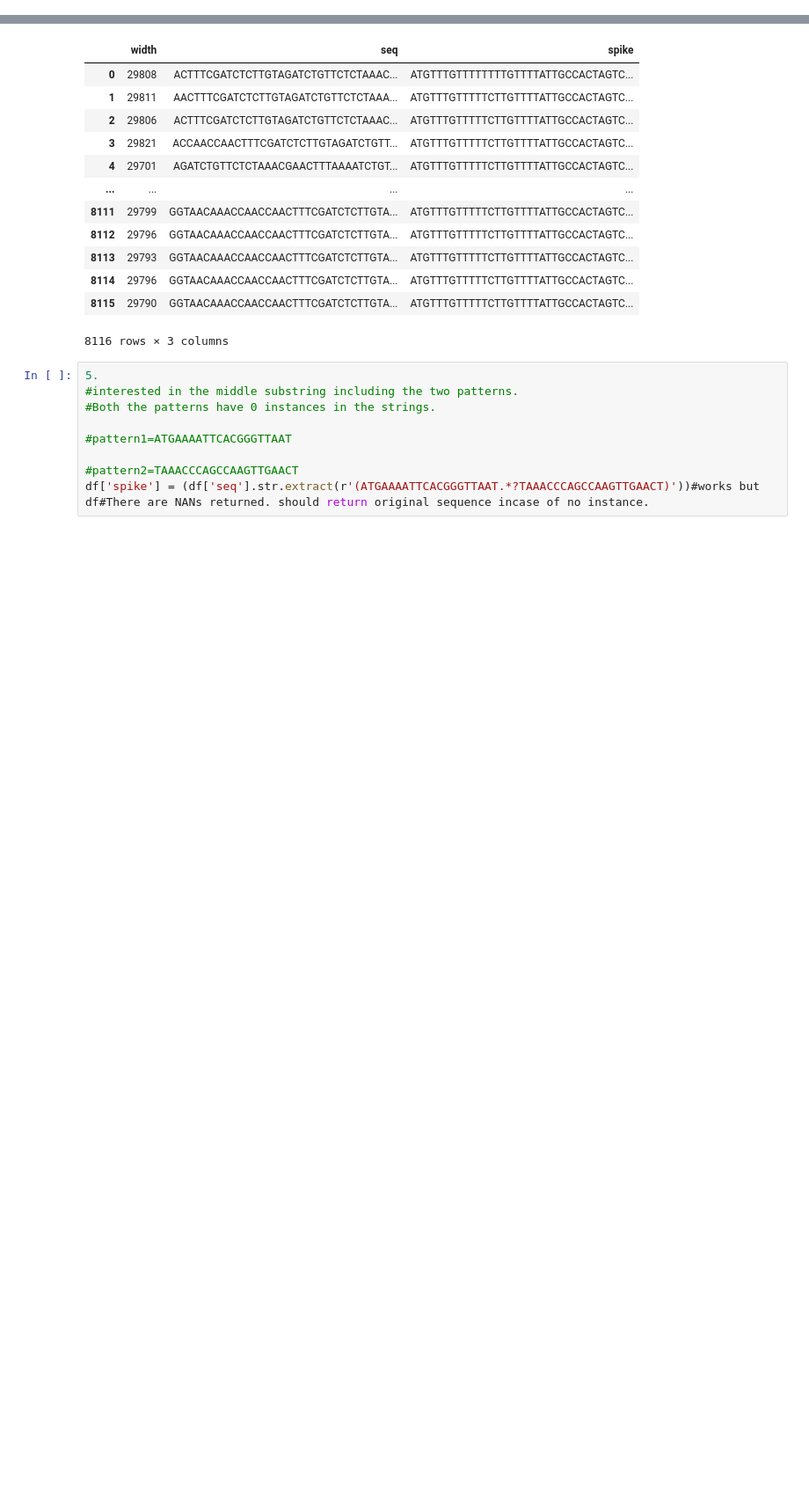
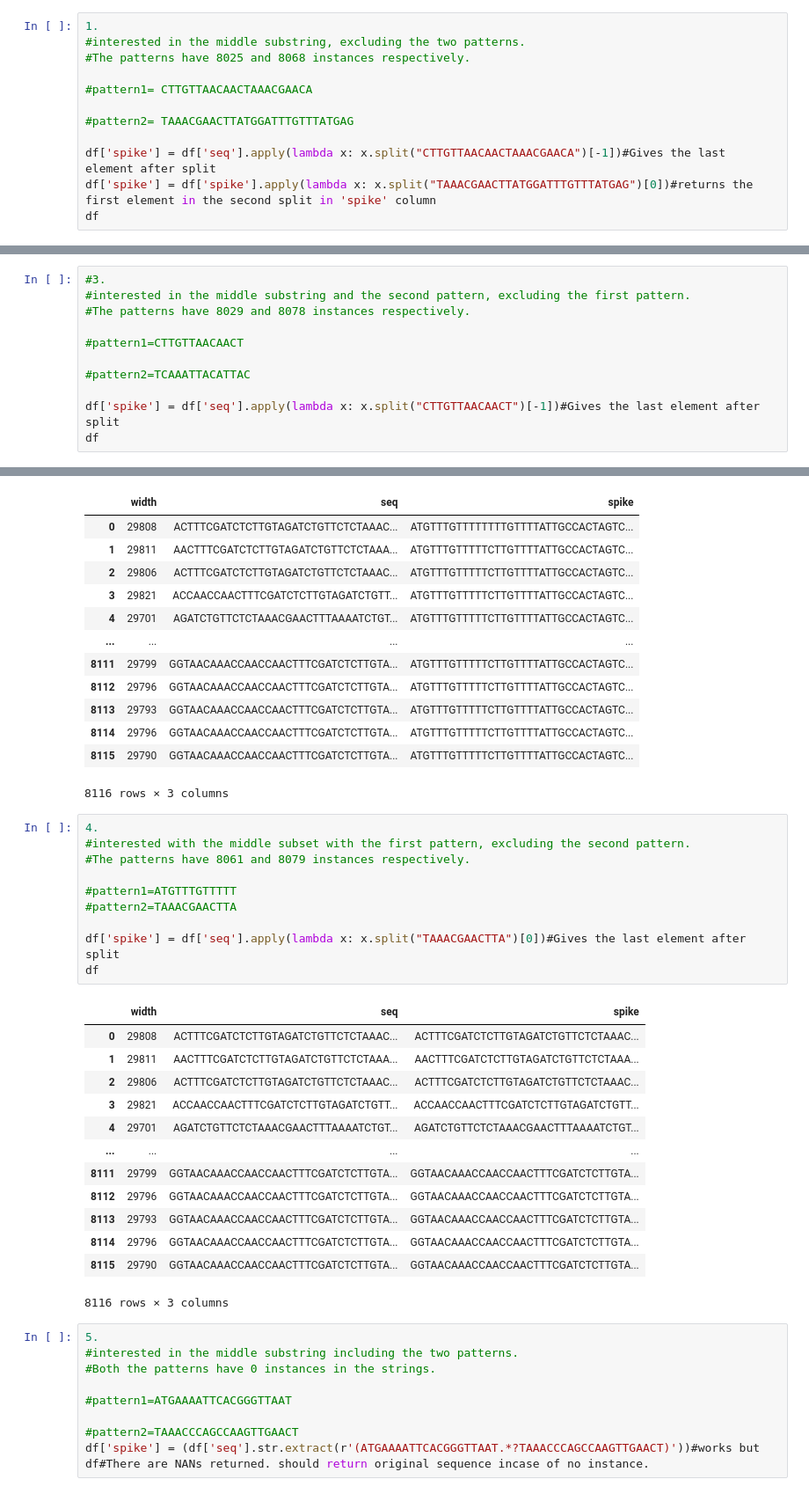
Before and after one commit to marsango16/IronEvans, a Jupyter notebook: string.ipynb, the cells around one changed output, grey strips where cells are left out. Shown: that part at 88% size. Drawn from its saved outputs; the diff is of its cells as text; blank space fills up the shorter version.

```diff
--- a/string.ipynb
+++ b/string.ipynb
@@ -117,3 +117,15 @@ df
 | 8114 | 29796 | GGTAACAAACCAACCAACTTTCGATCTCTTGTA... | ATGTTTGTTTTTCTTGTTTTATTGCCACTAGTC... |
 | 8115 | 29790 | GGTAACAAACCAACCAACTTTCGATCTCTTGTA... | ATGTTTGTTTTTCTTGTTTTATTGCCACTAGTC... |
 8116 rows × 3 columns
+# %%
+1.
+#interested in the middle substring, excluding the two patterns.
+#The patterns have 8025 and 8068 instances respectively.
+
+#pattern1= CTTGTTAACAACTAAACGAACA
+
+#pattern2= TAAACGAACTTATGGATTTGTTTATGAG
+
+df['spike'] = df['seq'].apply(lambda x: x.split("CTTGTTAACAACTAAACGAACA")[-1])#Gives the last element after split
+df['spike'] = df['spike'].apply(lambda x: x.split("TAAACGAACTTATGGATTTGTTTATGAG")[0])#returns the first element in the second split in 'spike' column
+df
@@ -276,3 +302,14 @@ df#There are NANs returned. should return original sequence incase of no instanc
 | 8114 | 29796 | GGTAACAAACCAACCAACTTTCGATCTCTTGTA... | AAACGAACAATGTTTGTTTTTCTTGTTTTATTG... |
 | 8115 | 29790 | GGTAACAAACCAACCAACTTTCGATCTCTTGTA... | AAACGAACAATGTTTGTTTTTCTTGTTTTATTG... |
 8116 rows × 3 columns
+# %%
+#3.
+#interested in the middle substring and the second pattern, excluding the first pattern.
+#The patterns have 8029 and 8078 instances respectively.
+
+#pattern1=CTTGTTAACAACT
+
+#pattern2=TCAAATTACATTAC
+
+df['spike'] = df['seq'].apply(lambda x: x.split("CTTGTTAACAACT")[-1])#Gives the last element after split
+df
@@ -324,6 +375,30 @@ df
 | 8114 | 29796 | GGTAACAAACCAACCAACTTTCGATCTCTTGTA... | ATGTTTGTTTTTCTTGTTTTATTGCCACTAGTC... |
 | 8115 | 29790 | GGTAACAAACCAACCAACTTTCGATCTCTTGTA... | ATGTTTGTTTTTCTTGTTTTATTGCCACTAGTC... |
 8116 rows × 3 columns
+# %%
+4.
+#interested with the middle subset with the first pattern, excluding the second pattern.
+#The patterns have 8061 and 8079 instances respectively.
+
+#pattern1=ATGTTTGTTTTT
+#pattern2=TAAACGAACTTA
+
+df['spike'] = df['seq'].apply(lambda x: x.split("TAAACGAACTTA")[0])#Gives the last element after split
+df
+# %% [output]
+|  | width | seq | spike |
+| 0 | 29808 | ACTTTCGATCTCTTGTAGATCTGTTCTCTAAAC... | ACTTTCGATCTCTTGTAGATCTGTTCTCTAAAC... |
+| 1 | 29811 | AACTTTCGATCTCTTGTAGATCTGTTCTCTAAA... | AACTTTCGATCTCTTGTAGATCTGTTCTCTAAA... |
+| 2 | 29806 | ACTTTCGATCTCTTGTAGATCTGTTCTCTAAAC... | ACTTTCGATCTCTTGTAGATCTGTTCTCTAAAC... |
+| 3 | 29821 | ACCAACCAACTTTCGATCTCTTGTAGATCTGTT... | ACCAACCAACTTTCGATCTCTTGTAGATCTGTT... |
+| 4 | 29701 | AGATCTGTTCTCTAAACGAACTTTAAAATCTGT... | AGATCTGTTCTCTAAACGAACTTTAAAATCTGT... |
+| ... | ... | ... | ... |
+| 8111 | 29799 | GGTAACAAACCAACCAACTTTCGATCTCTTGTA... | GGTAACAAACCAACCAACTTTCGATCTCTTGTA... |
+| 8112 | 29796 | GGTAACAAACCAACCAACTTTCGATCTCTTGTA... | GGTAACAAACCAACCAACTTTCGATCTCTTGTA... |
+| 8113 | 29793 | GGTAACAAACCAACCAACTTTCGATCTCTTGTA... | GGTAACAAACCAACCAACTTTCGATCTCTTGTA... |
+| 8114 | 29796 | GGTAACAAACCAACCAACTTTCGATCTCTTGTA... | GGTAACAAACCAACCAACTTTCGATCTCTTGTA... |
+| 8115 | 29790 | GGTAACAAACCAACCAACTTTCGATCTCTTGTA... | GGTAACAAACCAACCAACTTTCGATCTCTTGTA... |
+8116 rows × 3 columns
 # %%
 5.
 #interested in the middle substring including the two patterns.
```
Also changed, not shown: parts of 4 cells of this notebook.
